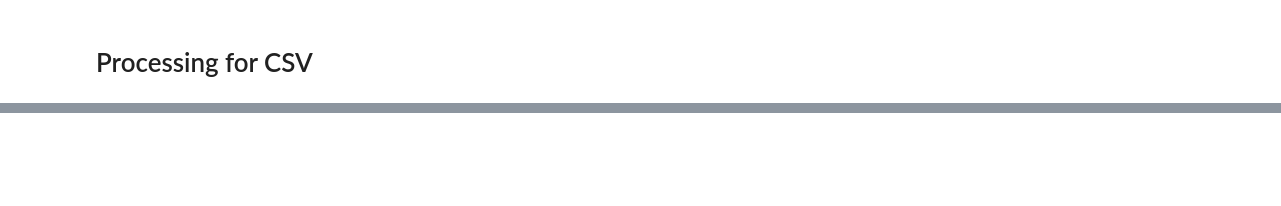
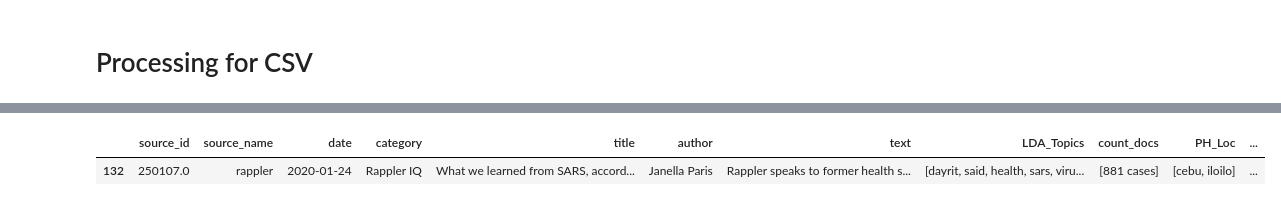
Before and after one commit to albertyumol/nCoronaTrackPH, a Jupyter notebook: gab/nCov-Project.ipynb, the cells around one changed output, grey strips where cells are left out. Cells and saved outputs as stored; diff of their text form; code cells hidden in the pictures; blank space fills up the shorter version.

```diff
--- a/gab/nCov-Project.ipynb
+++ b/gab/nCov-Project.ipynb
@@ -355,4 +344,4 @@ df.columns = (['Date','Location','Suspected','Confirmed','Longitude','Latitude']
 # %%
 df['Date'] = [datetime.datetime.strptime(str(date), '%Y-%m-%d').strftime('%Y-%m-%dT%H:%M:%S.%f') for date in df['Date']]
 # %%
-df.sort_values('Date')
+df = df.sort_values('Date')
@@ -377,2 +348,7 @@ df.sort_values('Date')
 # %%
 df.to_csv('ncov_parsed.csv', index = False)
+# %%
+df[df['counts'] == 881]
+# %% [output]
+|  | source_id | source_name | date | category | title | author | text | LDA_Topics | count_docs | PH_Loc | ... |
+| 132 | 250107.0 | rappler | 2020-01-24 | Rappler IQ | What we learned from SARS, accord... | Janella Paris | Rappler speaks to former health s... | [dayrit, said, health, sars, viru... | [881 cases] | [cebu, iloilo] | ... |
```
Also changed, not shown: parts of 16 cells of this notebook, 13 other files.
